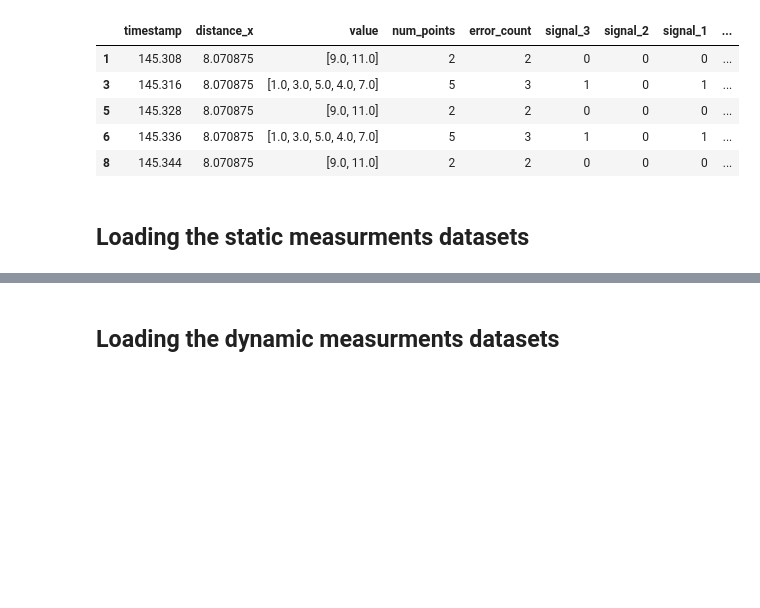
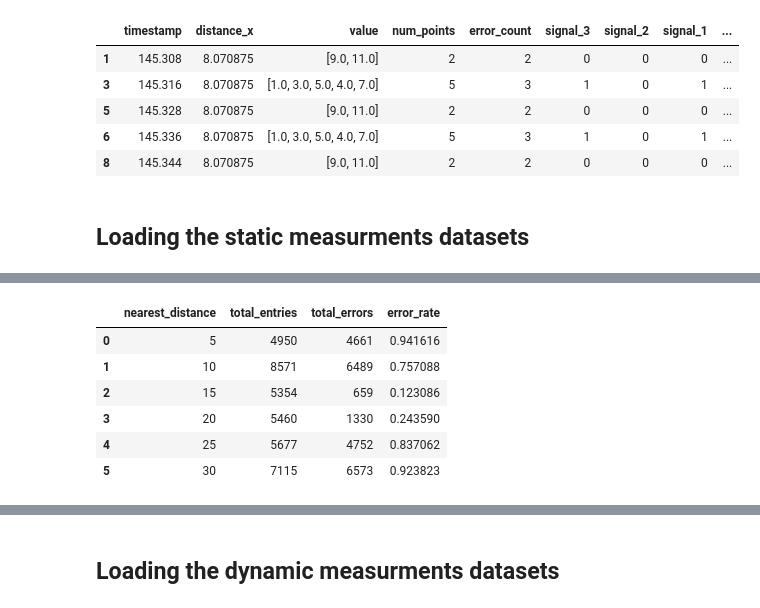
Before and after one commit to MarlonRiv/uvdar_core, a Jupyter notebook: scripts/Processing_evaluation_distance.ipynb, the cells around one changed output, grey strips where cells are left out. Drawn from its saved outputs; the diff is of its cells as text; code cells hidden in the pictures; blank space fills up the shorter version.

```diff
--- a/scripts/Processing_evaluation_distance.ipynb
+++ b/scripts/Processing_evaluation_distance.ipynb
@@ -271,0 +363,19 @@ data_static_kl_adaptive.head(5)
+# %%
+#Summarizing the frequency of data otsu adaptive
+
+otsu_adaptive_summary = data_otsu_adaptive.groupby('nearest_distance').agg(
+    total_entries=pd.NamedAgg(column='num_points', aggfunc='sum'),
+    total_errors=pd.NamedAgg(column='error_count', aggfunc='sum'),
+).reset_index()
+
+# Calculate the error rate for each 'nearest_distance' group
+otsu_adaptive_summary['error_rate'] = otsu_adaptive_summary['total_errors'] / otsu_adaptive_summary['total_entries']
+otsu_adaptive_summary
+# %% [output]
+|  | nearest_distance | total_entries | total_errors | error_rate |
+| 0 | 5 | 4950 | 4661 | 0.941616 |
+| 1 | 10 | 8571 | 6489 | 0.757088 |
+| 2 | 15 | 5354 | 659 | 0.123086 |
+| 3 | 20 | 5460 | 1330 | 0.243590 |
+| 4 | 25 | 5677 | 4752 | 0.837062 |
+| 5 | 30 | 7115 | 6573 | 0.923823 |
```
Also changed, not shown: parts of 8 cells of this notebook, 13 other files.
